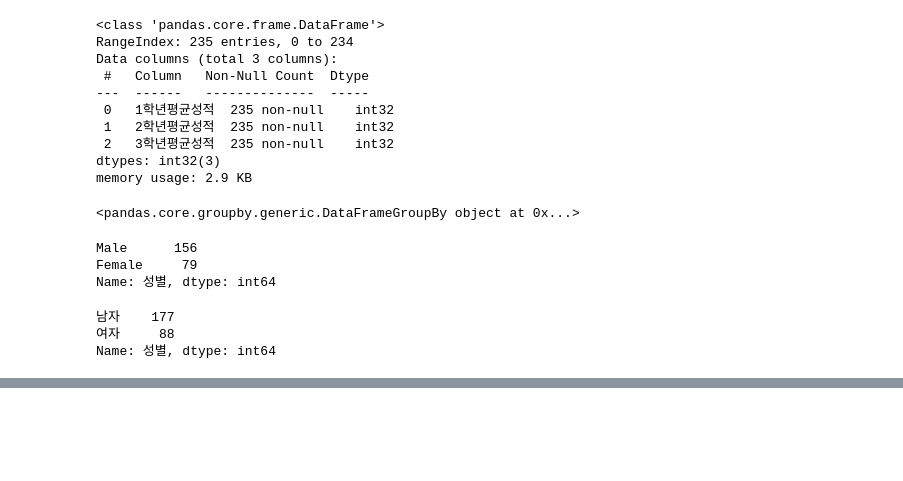
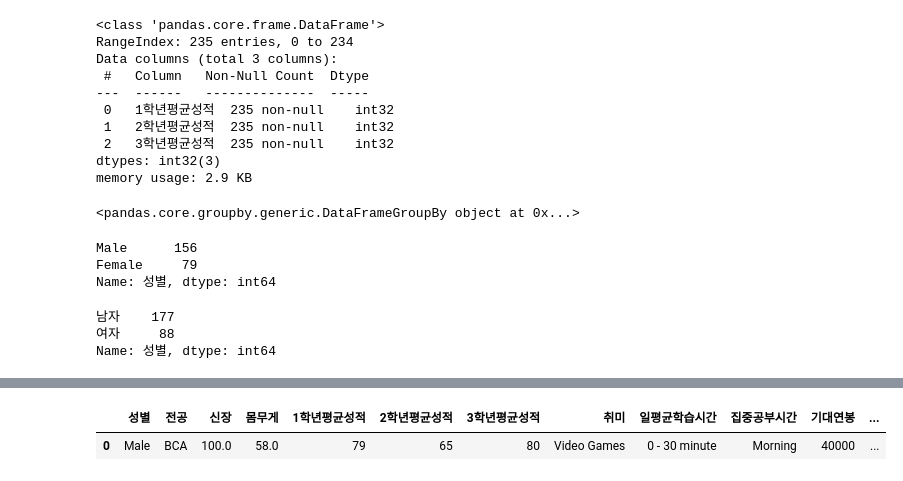
Before and after one commit to minseok06/PPP, a Jupyter notebook: 대회 준비_민석이와 친구들.ipynb, the cells around one changed output, grey strips where cells are left out. Drawn from its saved outputs; the diff is of its cells as text; code cells hidden in the pictures; blank space fills up the shorter version.

```diff
--- a/대회 준비_민석이와 친구들.ipynb
+++ b/대회 준비_민석이와 친구들.ipynb
@@ -290,0 +309,5 @@ plt.show()
+# %%
+s.head(1)
+# %% [output]
+|  | 성별 | 전공 | 신장 | 몸무게 | 1학년평균성적 | 2학년평균성적 | 3학년평균성적 | 취미 | 일평균학습시간 | 집중공부시간 | 기대연봉 | ... |
+| 0 | Male | BCA | 100.0 | 58.0 | 79 | 65 | 80 | Video Games | 0 - 30 minute | Morning | 40000 | ... |
```
Also changed, not shown: parts of 14 cells of this notebook, 1 other file.
